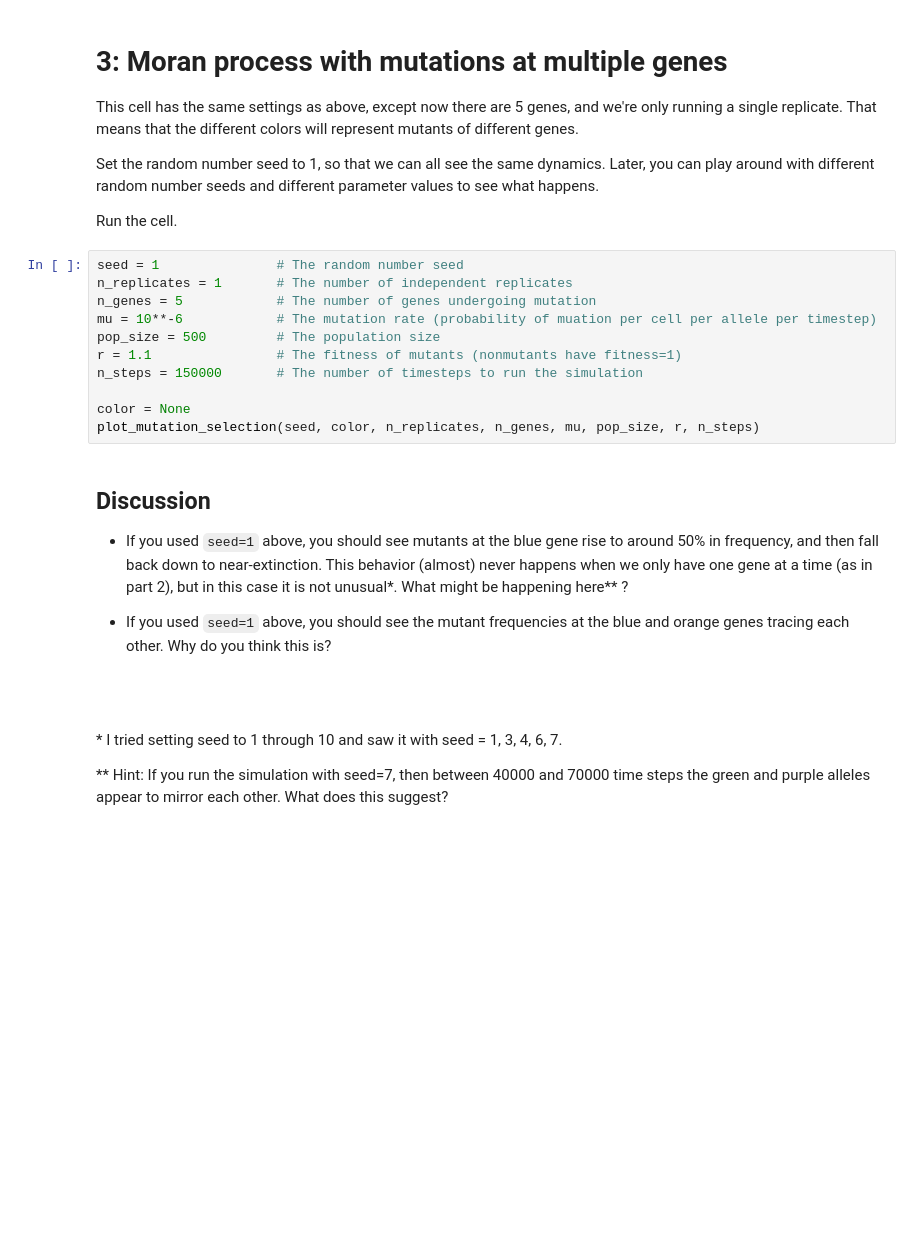
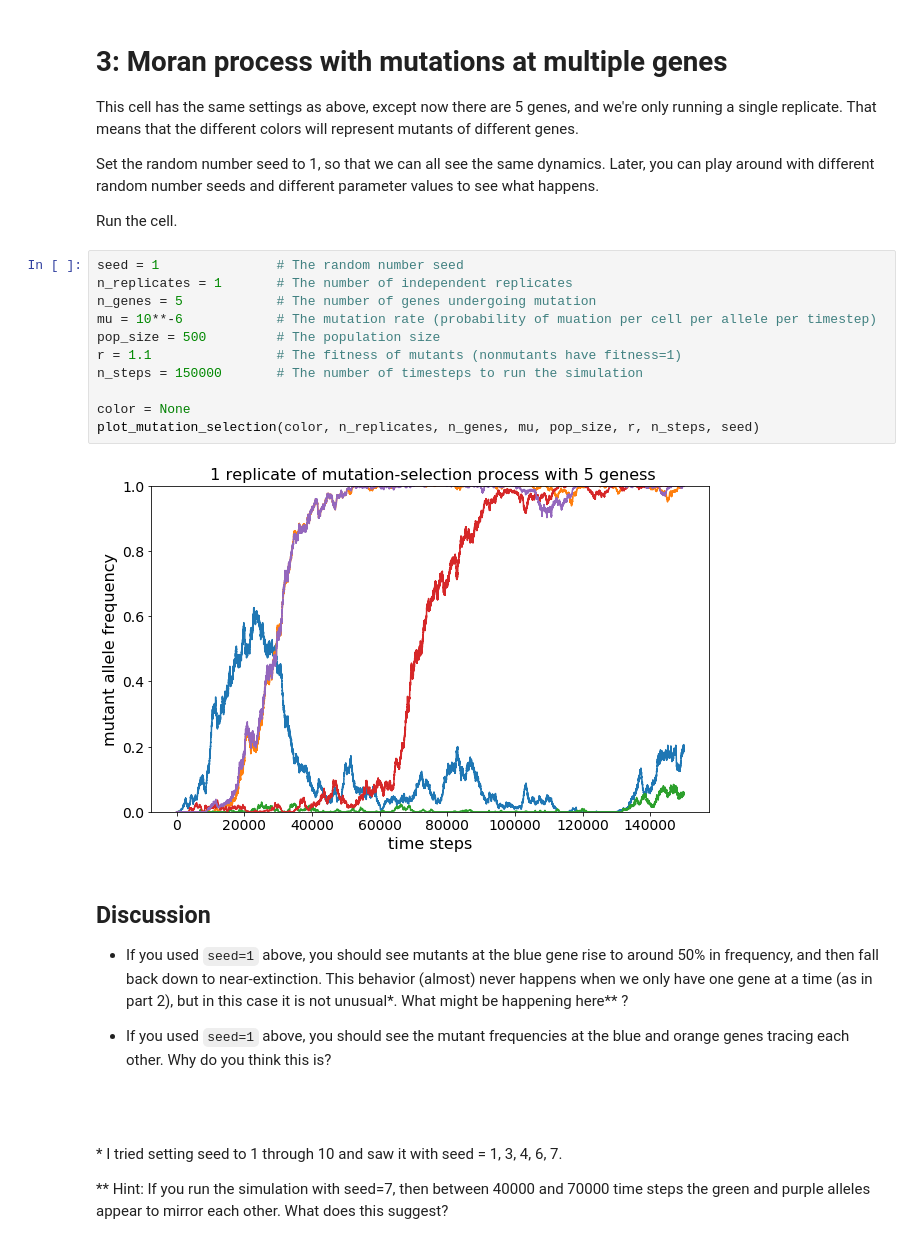
Before and after one commit to aeyuan/moran_lesson, a Jupyter notebook: moran.ipynb, the cells around one changed output. Drawn from its saved outputs; the diff is of its cells as text; blank space fills up the shorter version.

```diff
--- a/moran.ipynb
+++ b/moran.ipynb
@@ -71,14 +70,16 @@ Run the cell.
 # %%
 seed = 1               # The random number seed
 n_replicates = 1       # The number of independent replicates
 n_genes = 5            # The number of genes undergoing mutation
 mu = 10**-6            # The mutation rate (probability of muation per cell per allele per timestep)
 pop_size = 500         # The population size
 r = 1.1                # The fitness of mutants (nonmutants have fitness=1)
 n_steps = 150000       # The number of timesteps to run the simulation
 
 color = None
-plot_mutation_selection(seed, color, n_replicates, n_genes, mu, pop_size, r, n_steps)
+plot_mutation_selection(color, n_replicates, n_genes, mu, pop_size, r, n_steps, seed)
+# %% [output]
+[figure, added]
 # %% [markdown]
 ## Discussion
 
```
Also changed, not shown: parts of 9 cells of this notebook, 1 other file.
